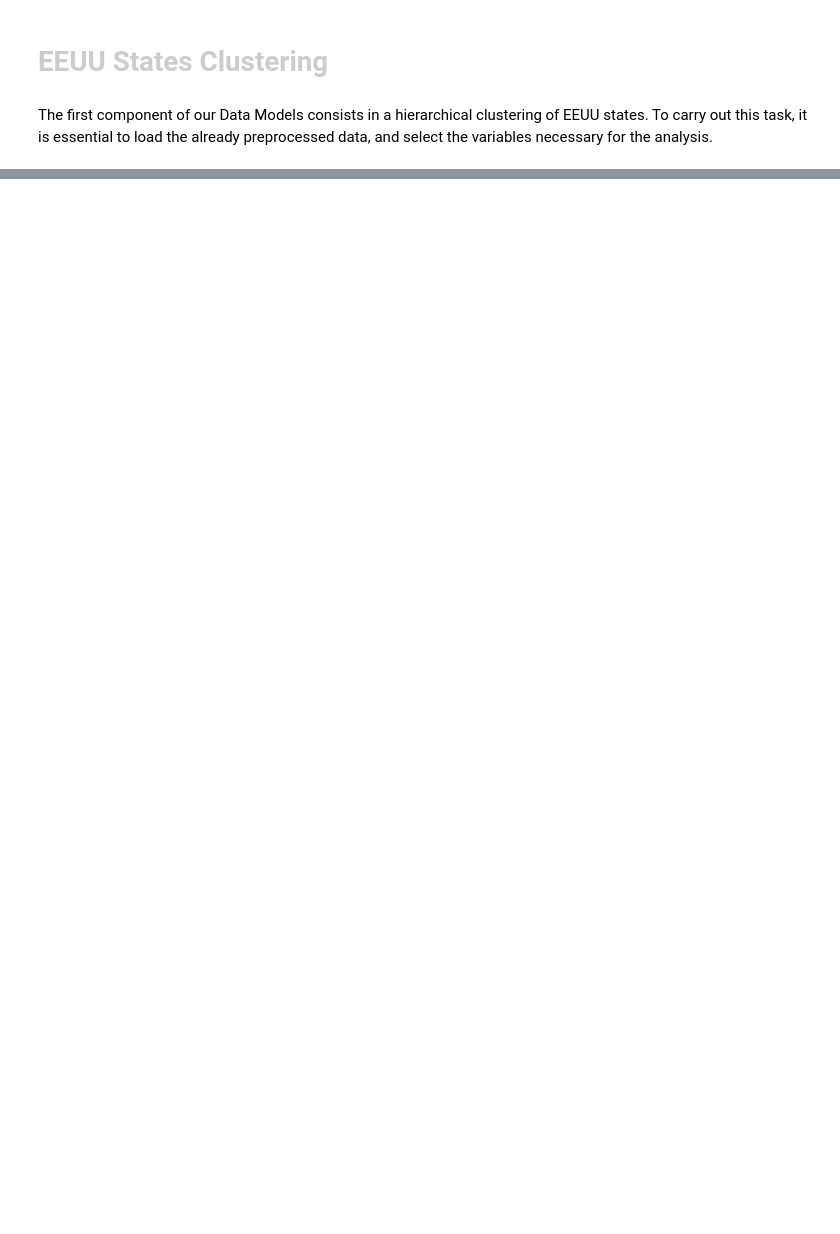
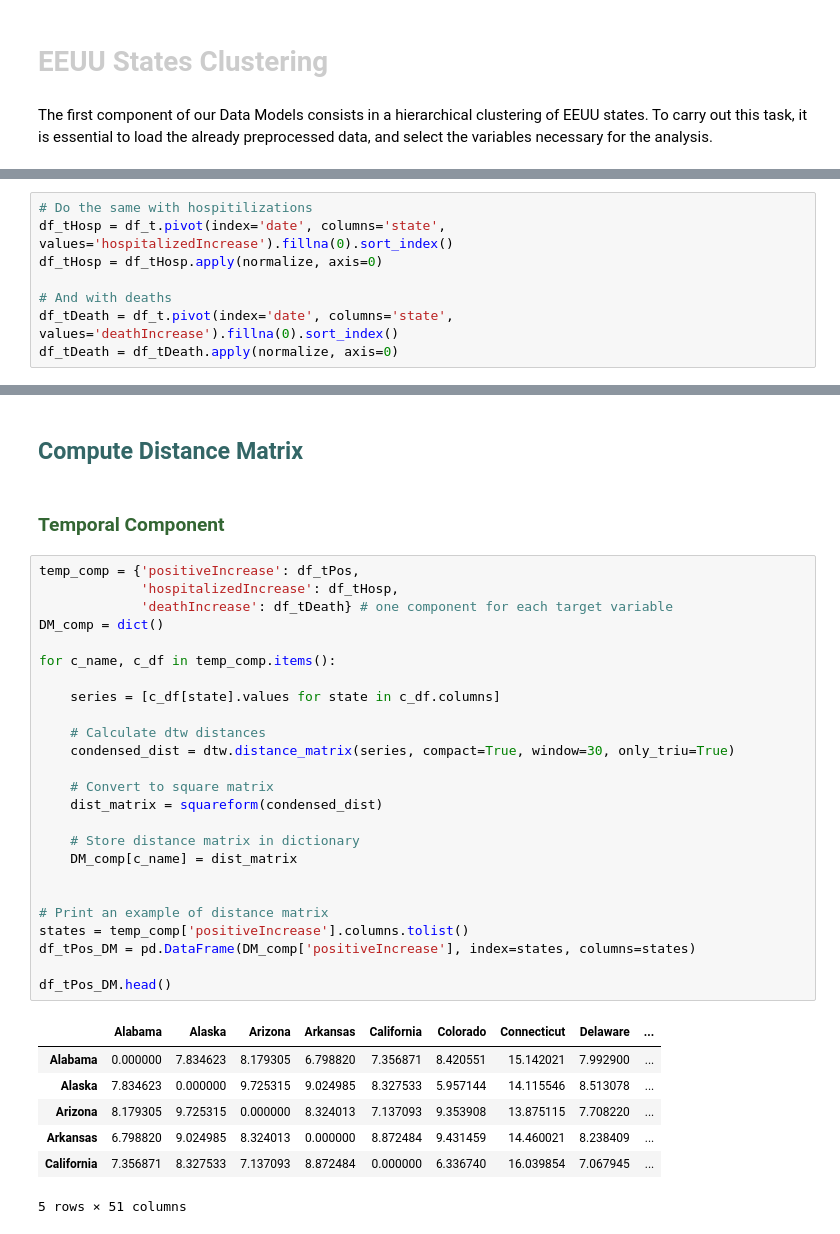
Before and after one commit to albertojc6/IDSS-Pandemic_Control, a Jupyter notebook: src_models/hier_clustering.ipynb, the cells around one changed output, grey strips where cells are left out. Drawn from its saved outputs; the diff is of its cells as text; blank space fills up the shorter version.

```diff
--- a/src_models/hier_clustering.ipynb
+++ b/src_models/hier_clustering.ipynb
@@ -15,0 +85,8 @@ df_s = pd.read_csv("../data/preprocessed/dataMatrix/matriu_diaries.csv")
+# %%
+# Do the same with hospitilizations
+df_tHosp = df_t.pivot(index='date', columns='state', values='hospitalizedIncrease').fillna(0).sort_index()
+df_tHosp = df_tHosp.apply(normalize, axis=0)
+
+# And with deaths
+df_tDeath = df_t.pivot(index='date', columns='state', values='deathIncrease').fillna(0).sort_index()
+df_tDeath = df_tDeath.apply(normalize, axis=0)
@@ -15,0 +121,37 @@ df_s = pd.read_csv("../data/preprocessed/dataMatrix/matriu_diaries.csv")
+# %% [markdown]
+## <span style="font-family:Courier New; color:#336666">**Compute Distance Matrix**</span>
+# %% [markdown]
+### <span style="font-family:Courier New; color:#336633">**Temporal Component**</span>
+# %%
+temp_comp = {'positiveIncrease': df_tPos,
+             'hospitalizedIncrease': df_tHosp,
+             'deathIncrease': df_tDeath} # one component for each target variable
+DM_comp = dict()
+
+for c_name, c_df in temp_comp.items():
+
+    series = [c_df[state].values for state in c_df.columns]
+
+    # Calculate dtw distances
+    condensed_dist = dtw.distance_matrix(series, compact=True, window=30, only_triu=True)
+
+    # Convert to square matrix
+    dist_matrix = squareform(condensed_dist)
+
+    # Store distance matrix in dictionary
+    DM_comp[c_name] = dist_matrix
+
+
+# Print an example of distance matrix
+states = temp_comp['positiveIncrease'].columns.tolist()
+df_tPos_DM = pd.DataFrame(DM_comp['positiveIncrease'], index=states, columns=states)
+
+df_tPos_DM.head()
+# %% [output]
+|  | Alabama | Alaska | Arizona | Arkansas | California | Colorado | Connecticut | Delaware | ... |
+| Alabama | 0.000000 | 7.834623 | 8.179305 | 6.798820 | 7.356871 | 8.420551 | 15.142021 | 7.992900 | ... |
+| Alaska | 7.834623 | 0.000000 | 9.725315 | 9.024985 | 8.327533 | 5.957144 | 14.115546 | 8.513078 | ... |
+| Arizona | 8.179305 | 9.725315 | 0.000000 | 8.324013 | 7.137093 | 9.353908 | 13.875115 | 7.708220 | ... |
+| Arkansas | 6.798820 | 9.024985 | 8.324013 | 0.000000 | 8.872484 | 9.431459 | 14.460021 | 8.238409 | ... |
+| California | 7.356871 | 8.327533 | 7.137093 | 8.872484 | 0.000000 | 6.336740 | 16.039854 | 7.067945 | ... |
+5 rows × 51 columns
```
Also changed, not shown: parts of 26 cells of this notebook, 1 other file.
